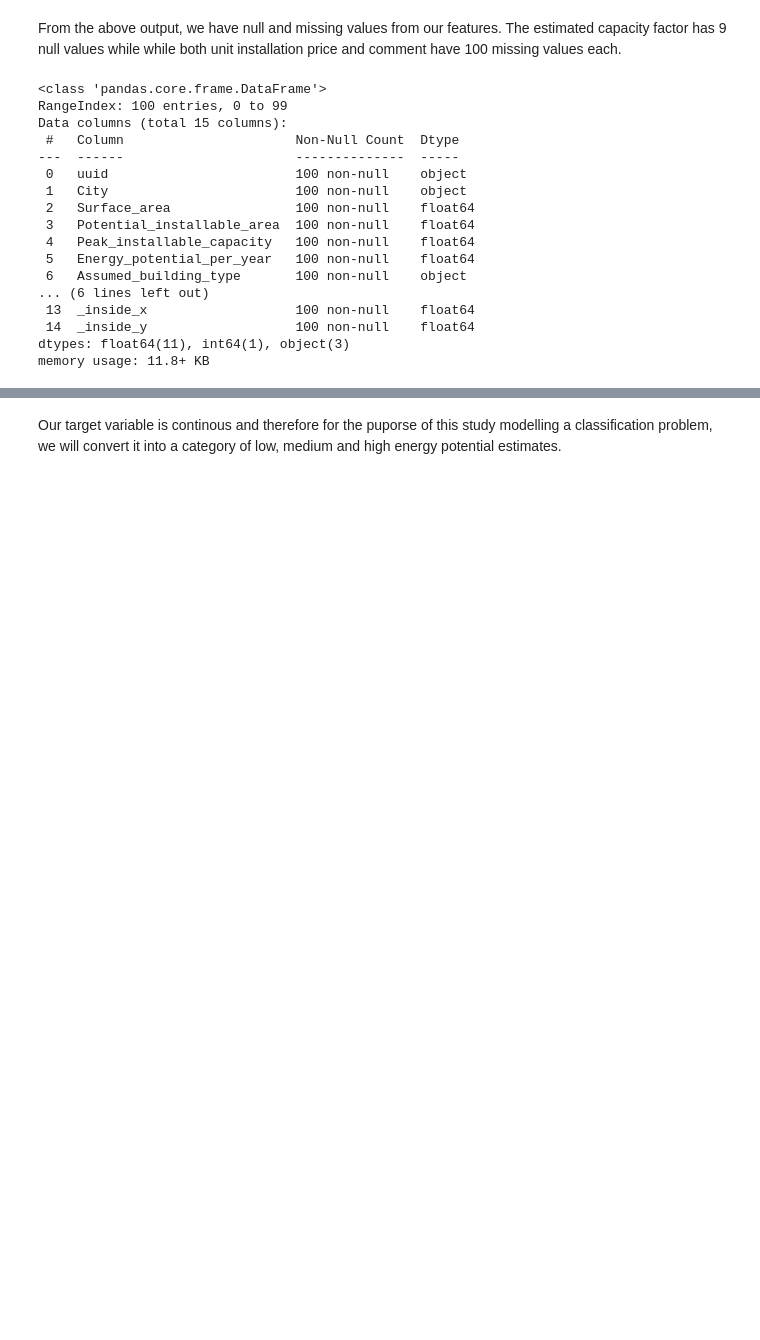
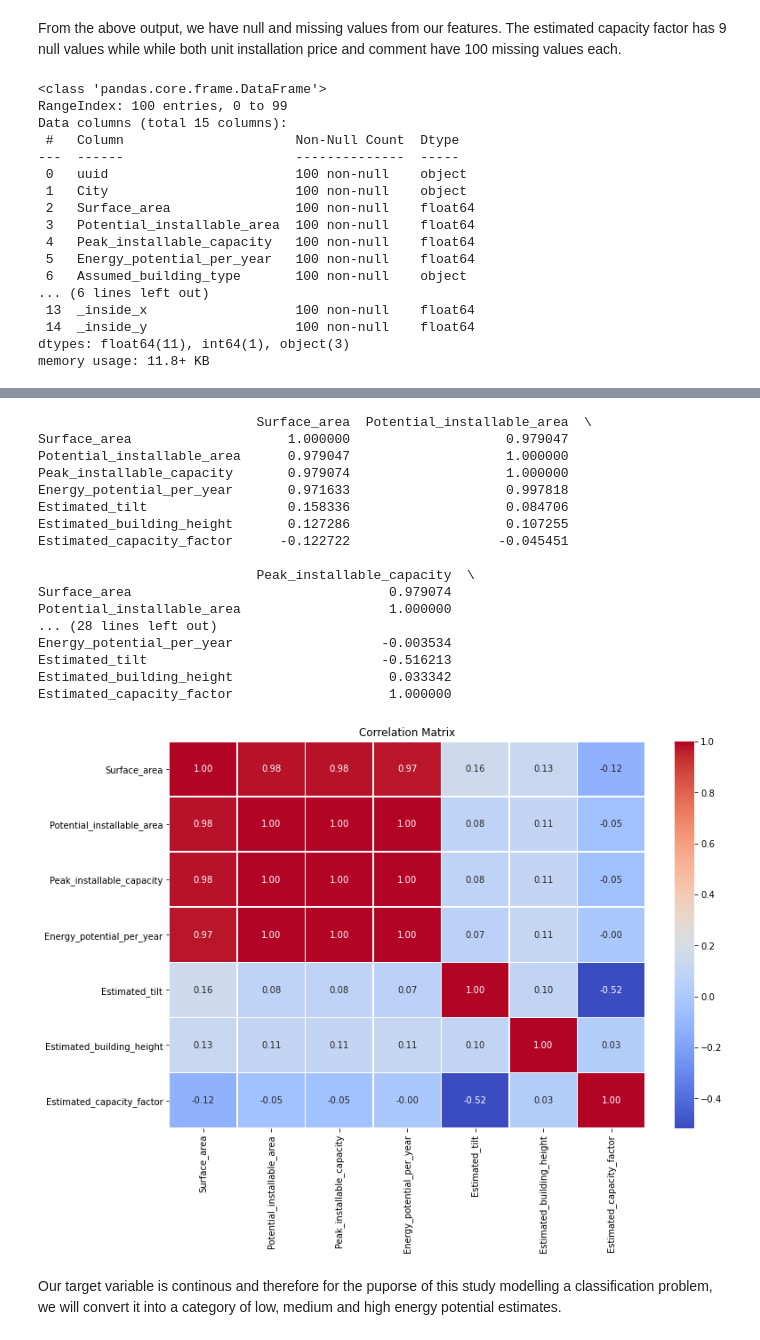
Before and after one commit to James-Kosgei/Phase3..Prjct88, a Jupyter notebook: index.ipynb, the cells around one changed output, grey strips where cells are left out. Cells and saved outputs as stored; diff of their text form; code cells hidden in the pictures; blank space fills up the shorter version.

```diff
--- a/index.ipynb
+++ b/index.ipynb
@@ -116,0 +133,3 @@ Clean the data by either remiving null replacing, removing non-important feature
+# %%
+# replace missing values in estimated capacity factor with the median
+data["Estimated_capacity_factor"]= data["Estimated_capacity_factor"].fillna(data["Estimated_capacity_factor"].median())
@@ -116,0 +156,6 @@ Clean the data by either remiving null replacing, removing non-important feature
+# %%
+# drop columns with too many null values
+data.drop(columns=["Comment","Unit_installation_price"], inplace=True, axis=1)
+# %%
+# drop non-essential columns
+data.drop(columns=["_inside_y", "_inside_x", "uuid", "Date_added"], inplace =True)
@@ -117,3 +181,30 @@ Clean the data by either remiving null replacing, removing non-important feature
+# %%
+corr_matrix = data.corr()
+print(corr_matrix)
+# Plot the correlation matrix
+plt.figure(figsize=(12, 8))
+sns.heatmap(corr_matrix, annot=True, cmap="coolwarm", fmt=".2f", linewidths=0.5)
+plt.title("Correlation Matrix")
+plt.show()
+# %% [output]
+                            Surface_area  Potential_installable_area  \
+Surface_area                    1.000000                    0.979047
+Potential_installable_area      0.979047                    1.000000
+Peak_installable_capacity       0.979074                    1.000000
+Energy_potential_per_year       0.971633                    0.997818
+Estimated_tilt                  0.158336                    0.084706
+Estimated_building_height       0.127286                    0.107255
+Estimated_capacity_factor      -0.122722                   -0.045451
+
+                            Peak_installable_capacity  \
+Surface_area                                 0.979074
+Potential_installable_area                   1.000000
+... (28 lines left out)
+Energy_potential_per_year                   -0.003534
+Estimated_tilt                              -0.516213
+Estimated_building_height                    0.033342
+Estimated_capacity_factor                    1.000000
+[figure, added]
 # %% [markdown]
 Our target variable is continous and therefore for the puporse of this study modelling a classification problem, we will convert it into a category of low, medium and high energy potential estimates.
 # %%
```
Also changed, not shown: parts of 11 cells of this notebook.
